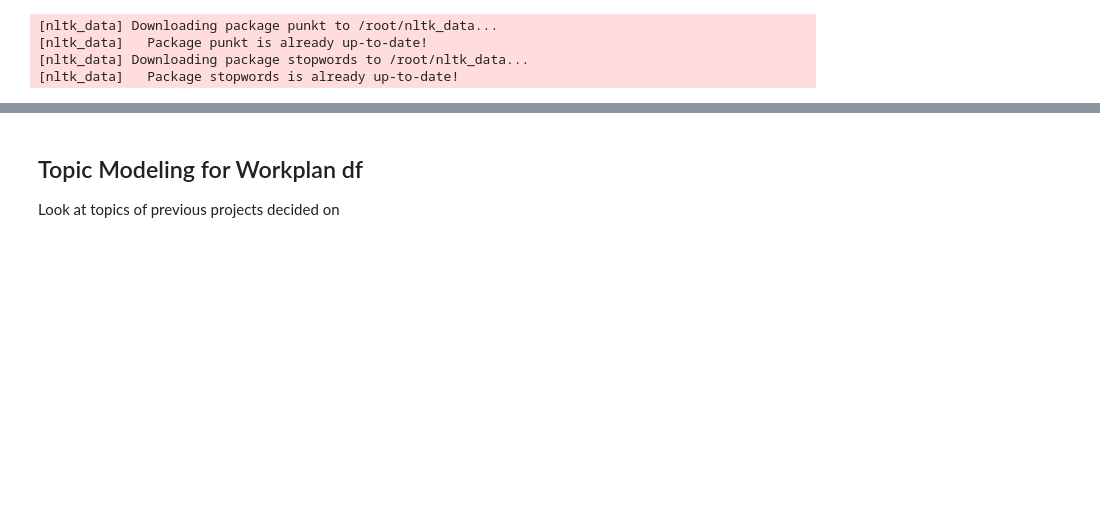
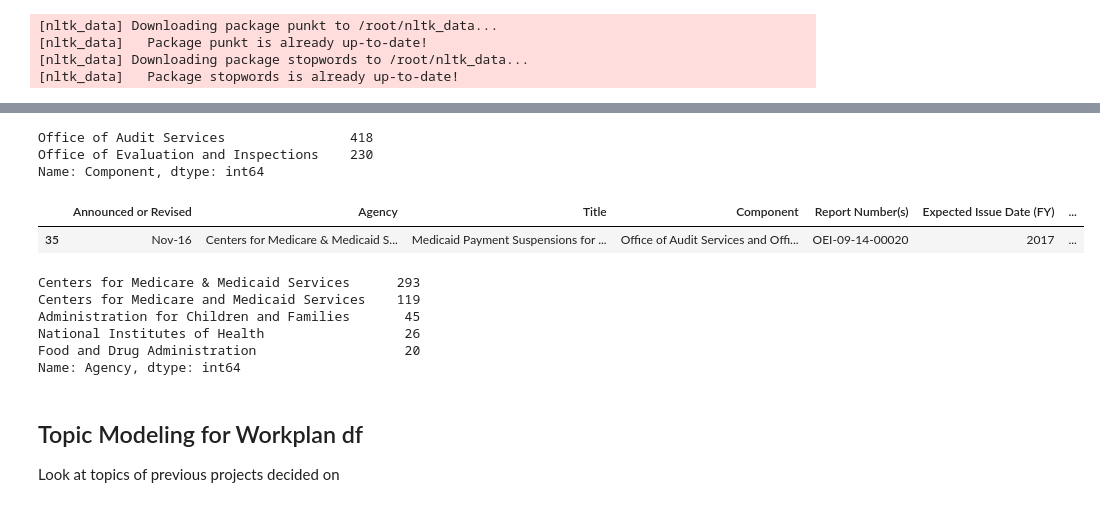
Before and after one commit to Colsai/scott_data606, a Jupyter notebook: data_preparation_eda/LDA_vis_initial.ipynb, the cells around one changed output, grey strips where cells are left out. Drawn from its saved outputs; the diff is of its cells as text; code cells hidden in the pictures; blank space fills up the shorter version.

```diff
--- a/data_preparation_eda/LDA_vis_initial.ipynb
+++ b/data_preparation_eda/LDA_vis_initial.ipynb
@@ -73,3 +197,23 @@ def load_model(path = ''):
+# %%
+workplan_df.Component.value_counts()[0:2]
+# %% [output]
+Office of Audit Services                418
+Office of Evaluation and Inspections    230
+Name: Component, dtype: int64
+# %%
+workplan_df[workplan_df.Component == 'Office of Audit Services and Office of Evaluation and Inspections']
+# %% [output]
+|  | Announced or Revised | Agency | Title | Component | Report Number(s) | Expected Issue Date (FY) | ... |
+| 35 | Nov-16 | Centers for Medicare & Medicaid S... | Medicaid Payment Suspensions for ... | Office of Audit Services and Offi... | OEI-09-14-00020 | 2017 | ... |
+# %%
+workplan_df.Agency.value_counts()[0:5]
+# %% [output]
+Centers for Medicare & Medicaid Services      293
+Centers for Medicare and Medicaid Services    119
+Administration for Children and Families       45
+National Institutes of Health                  26
+Food and Drug Administration                   20
+Name: Agency, dtype: int64
 # %% [markdown]
 ## Topic Modeling for Workplan df
 Look at topics of previous projects decided on
```
Also changed, not shown: parts of 10 cells of this notebook.
